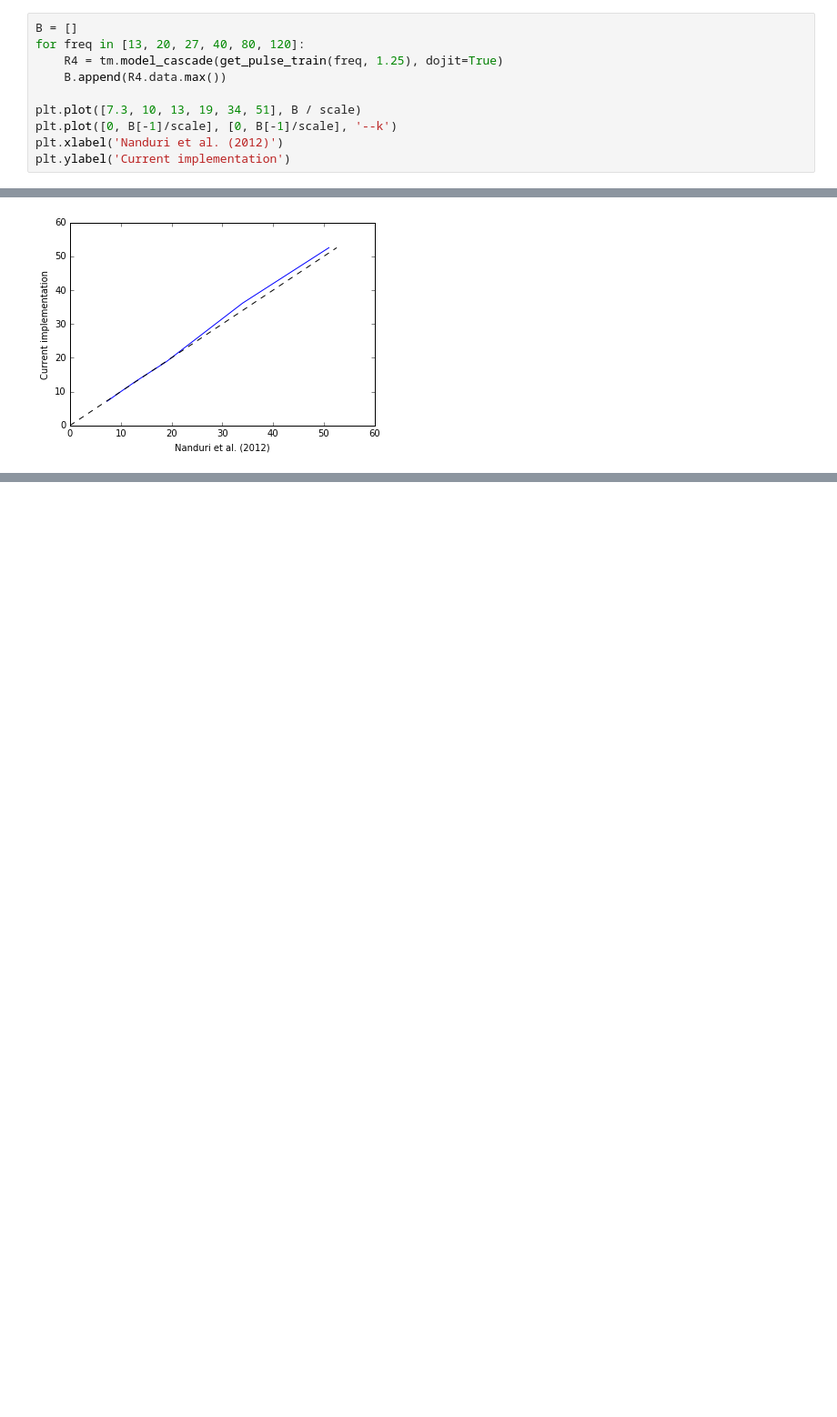
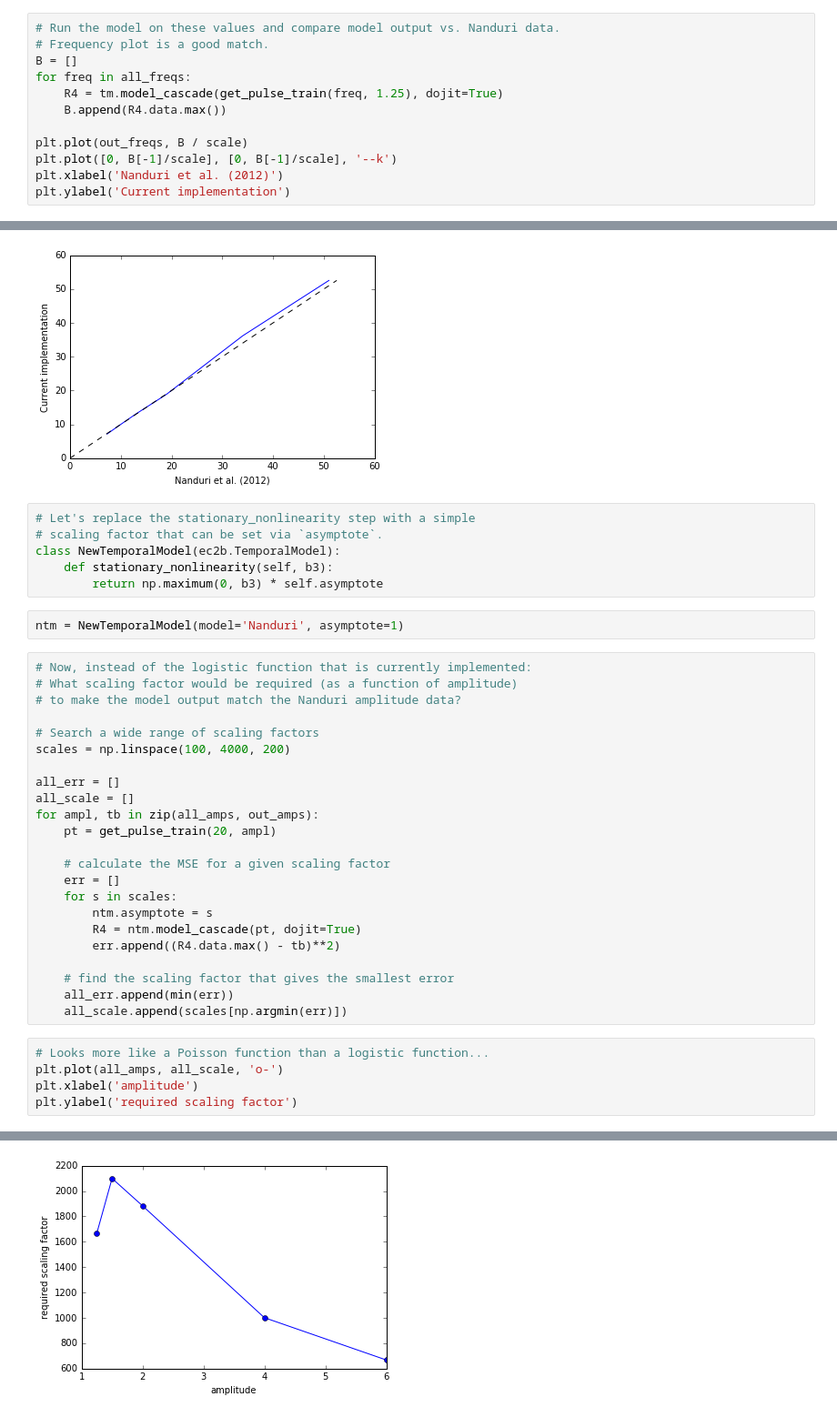
Before and after one commit to mbeyeler/pulse2percept, a Jupyter notebook: examples/notebooks/1.0-mb-exp-nanduri2012.ipynb, the cells around one changed output, grey strips where cells are left out. Shown at 91% size. Saved outputs shown, nothing was run; the diff lists cells and outputs as text; blank space fills up the shorter version.

```diff
--- a/examples/notebooks/1.0-mb-exp-nanduri2012.ipynb
+++ b/examples/notebooks/1.0-mb-exp-nanduri2012.ipynb
@@ -48,13 +59,52 @@ plt.ylabel('Current implementation')
 # %%
+# Run the model on these values and compare model output vs. Nanduri data.
+# Frequency plot is a good match.
 B = []
-for freq in [13, 20, 27, 40, 80, 120]:
+for freq in all_freqs:
     R4 = tm.model_cascade(get_pulse_train(freq, 1.25), dojit=True)
     B.append(R4.data.max())
 
-plt.plot([7.3, 10, 13, 19, 34, 51], B / scale)
+plt.plot(out_freqs, B / scale)
 plt.plot([0, B[-1]/scale], [0, B[-1]/scale], '--k')
 plt.xlabel('Nanduri et al. (2012)')
 plt.ylabel('Current implementation')
 # %% [output]
 <matplotlib.text.Text at 0x...>
 [figure]
+# %%
+# Let's replace the stationary_nonlinearity step with a simple
+# scaling factor that can be set via `asymptote`.
+class NewTemporalModel(ec2b.TemporalModel):
+    def stationary_nonlinearity(self, b3):
+        return np.maximum(0, b3) * self.asymptote
+# %%
+ntm = NewTemporalModel(model='Nanduri', asymptote=1)
+# %%
+# Now, instead of the logistic function that is currently implemented:
+# What scaling factor would be required (as a function of amplitude)
+# to make the model output match the Nanduri amplitude data?
+
+# Search a wide range of scaling factors
+scales = np.linspace(100, 4000, 200)
+
+all_err = []
+all_scale = []
+for ampl, tb in zip(all_amps, out_amps):
+    pt = get_pulse_train(20, ampl)
+
+    # calculate the MSE for a given scaling factor
+    err = []
+    for s in scales:
+        ntm.asymptote = s
+        R4 = ntm.model_cascade(pt, dojit=True)
+        err.append((R4.data.max() - tb)**2)
+
+    # find the scaling factor that gives the smallest error
+    all_err.append(min(err))
+    all_scale.append(scales[np.argmin(err)])
+# %%
+# Looks more like a Poisson function than a logistic function...
+plt.plot(all_amps, all_scale, 'o-')
+plt.xlabel('amplitude')
+plt.ylabel('required scaling factor')
+# %% [output]
@@ -60,0 +112 @@ plt.ylabel('Current implementation')
+[figure, added]
```
Also changed, not shown: parts of 9 cells of this notebook.
